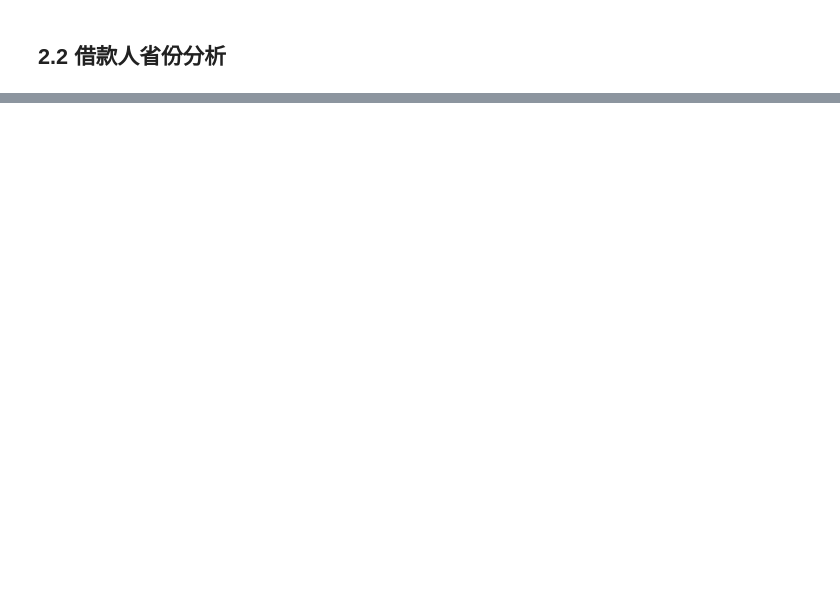
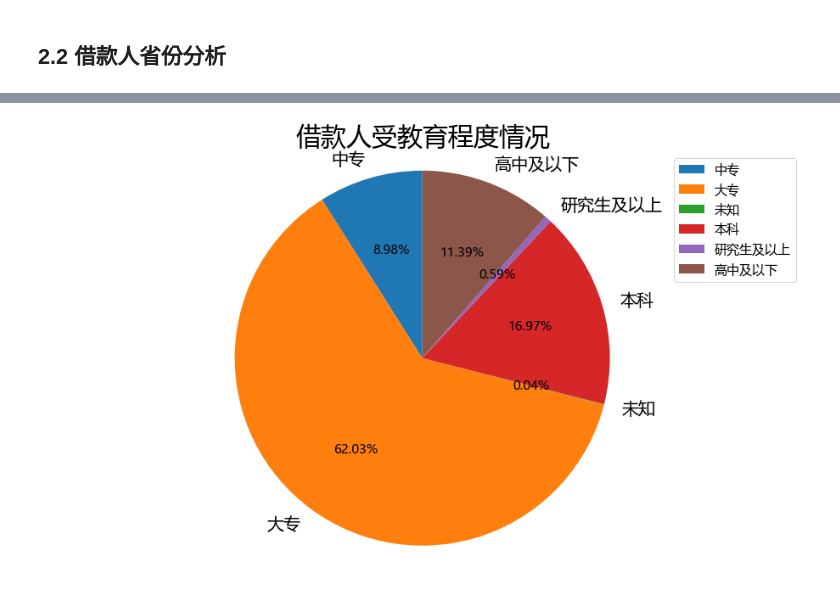
Before and after one commit to xiangnan0811/dataAnalysis, a Jupyter notebook: notebooks/借款数据分析.ipynb, the cells around one changed output, grey strips where cells are left out. Cells and saved outputs as stored; diff of their text form; code cells hidden in the pictures; blank space fills up the shorter version.

```diff
--- a/notebooks/借款数据分析.ipynb
+++ b/notebooks/借款数据分析.ipynb
@@ -226,0 +248,3 @@ plt.show()
+# %%
+education = source_df.groupby(by=['education'])['id'].count()
+education
@@ -226,0 +260,23 @@ plt.show()
+# %%
+plt.figure(figsize=(16, 9), facecolor='white')
+labels = education.index.to_list()
+sizes = education.values.tolist()
+patches, l_text, p_text = plt.pie(
+    sizes,
+    labels=labels,
+    autopct='%2.2f%%',
+    shadow=False,
+    startangle=90,
+    pctdistance=0.6,
+)
+for l in l_text:
+    l.set_size(20)
+for p in p_text:
+    p.set_size(15)
+plt.axis('equal')
+plt.title('借款人受教育程度情况', fontsize=30)
+plt.legend(loc='upper right', fontsize=15)
+# plt.savefig('../result/借款数据分析/借款人受教育程度情况-pie.png')
+plt.show()
+# %% [output]
+[figure, added]
```
Also changed, not shown: parts of 11 cells of this notebook, 3 other files.
